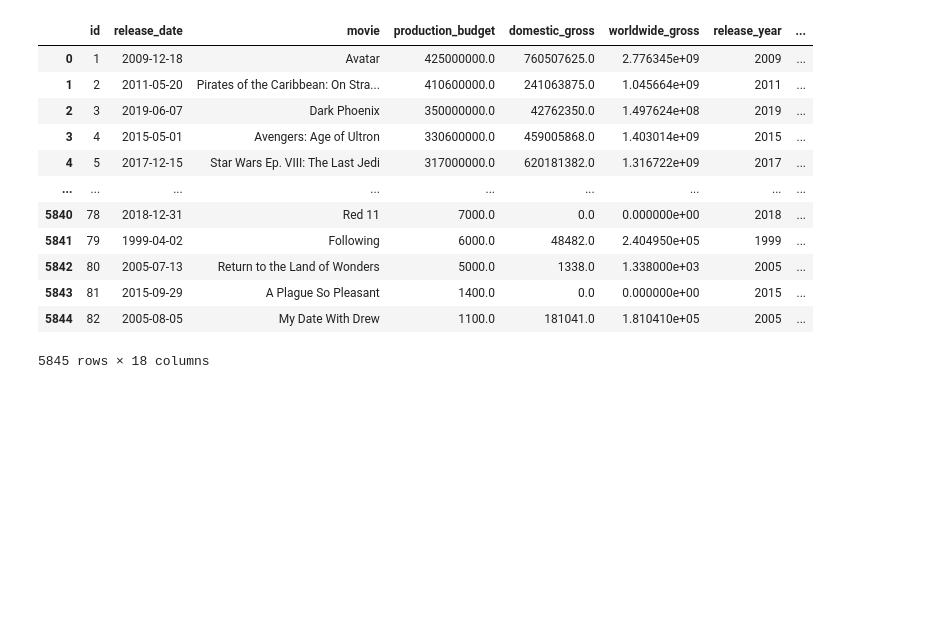
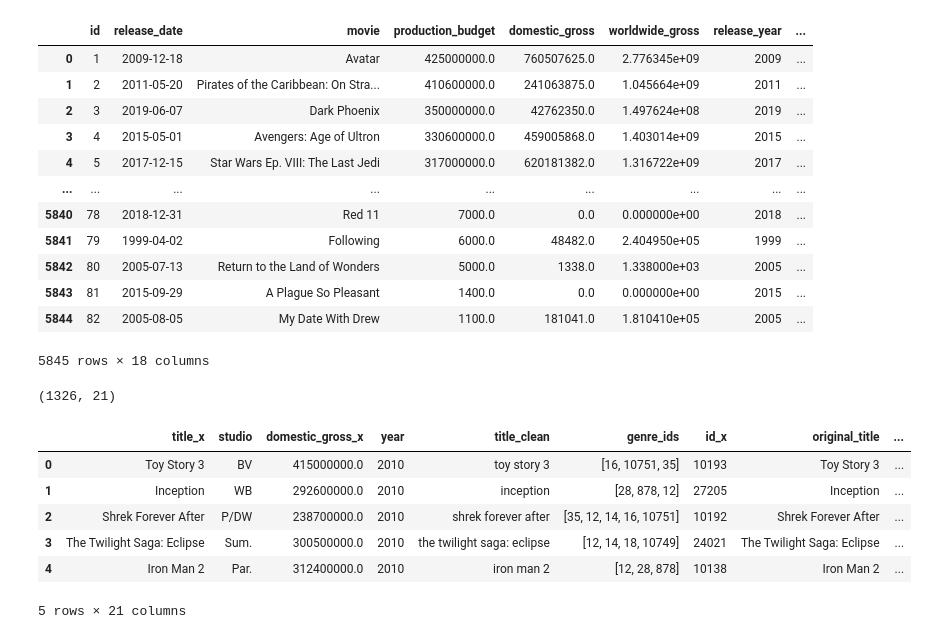
Before and after one commit to Irene-coder-dot/dsc-phase-2-project-v3, a Jupyter notebook: student.ipynb, the cells around one changed output. Cells and saved outputs as stored; diff of their text form; code cells hidden in the pictures; blank space fills up the shorter version.

```diff
--- a/student.ipynb
+++ b/student.ipynb
@@ -507,3 +524,26 @@ merged_df
 | 5843 | 81 | 2015-09-29 | A Plague So Pleasant | 1400.0 | 0.0 | 0.000000e+00 | 2015 | ... |
 | 5844 | 82 | 2005-08-05 | My Date With Drew | 1100.0 | 181041.0 | 1.810410e+05 | 2005 | ... |
 5845 rows × 18 columns
+# %%
+# Lowercase, strip whitespace for matchingrefined_box['title_clean'] = refined_box['title'].str.lower().str.strip()
+refined_box['title_clean'] = refined_box['title'].str.lower().str.strip()
+cleaned_moviedb['title_clean'] = cleaned_moviedb['title'].str.lower().str.strip()
+budgets_df['title_clean'] = budgets_df['movie'].str.lower().str.strip()
+
+#merging the first two dataframes
+merged1 = pd.merge(refined_box, cleaned_moviedb, how='inner', on='title_clean')
+
+#merge the third df
+final_merged_df = pd.merge(merged1, budgets_df, how='inner', on='title_clean')
+
+print(final_merged_df.shape)
+final_merged_df.head()
+# %% [output]
+(1326, 21)
+|  | title_x | studio | domestic_gross_x | year | title_clean | genre_ids | id_x | original_title | ... |
+| 0 | Toy Story 3 | BV | 415000000.0 | 2010 | toy story 3 | [16, 10751, 35] | 10193 | Toy Story 3 | ... |
+| 1 | Inception | WB | 292600000.0 | 2010 | inception | [28, 878, 12] | 27205 | Inception | ... |
+| 2 | Shrek Forever After | P/DW | 238700000.0 | 2010 | shrek forever after | [35, 12, 14, 16, 10751] | 10192 | Shrek Forever After | ... |
+| 3 | The Twilight Saga: Eclipse | Sum. | 300500000.0 | 2010 | the twilight saga: eclipse | [12, 14, 18, 10749] | 24021 | The Twilight Saga: Eclipse | ... |
+| 4 | Iron Man 2 | Par. | 312400000.0 | 2010 | iron man 2 | [12, 28, 878] | 10138 | Iron Man 2 | ... |
+5 rows × 21 columns
```
Also changed, not shown: parts of 5 cells of this notebook.
